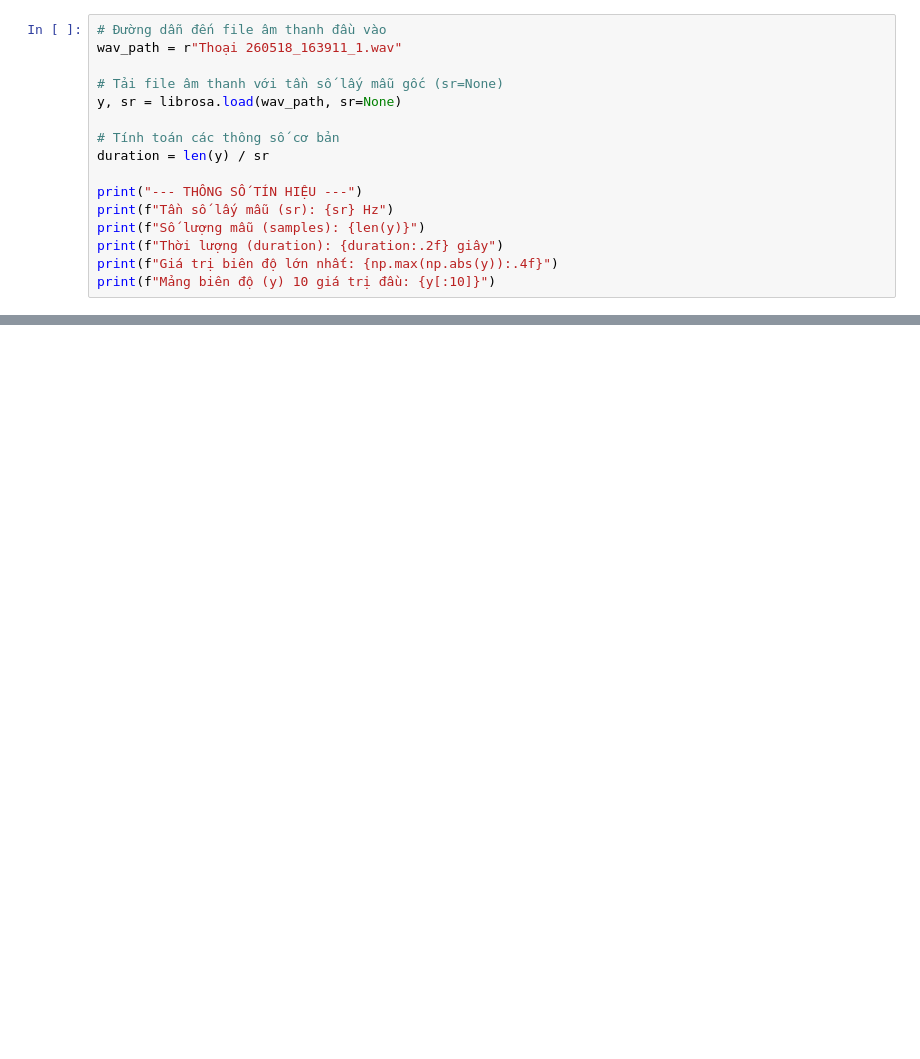
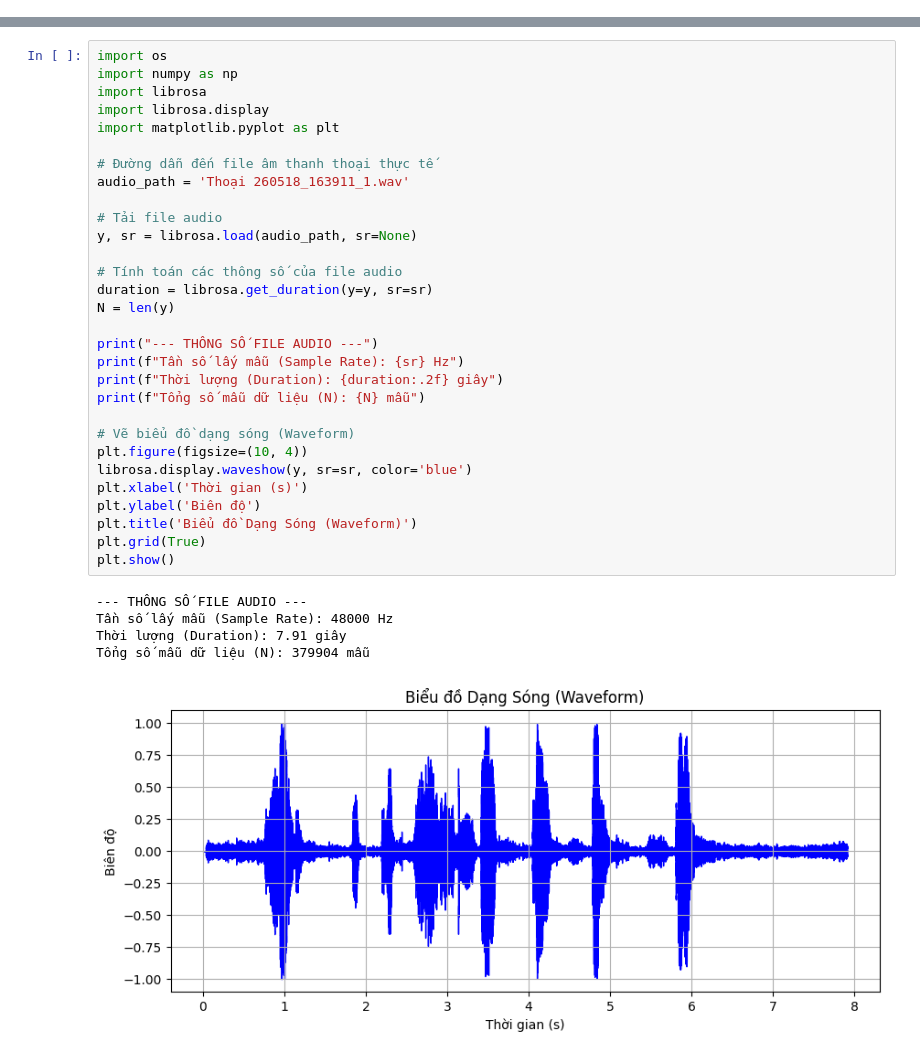
Before and after one commit to nguyen-thanh-1/SLP301, a Jupyter notebook: practice_analysis/Practical Implementation Assignment.ipynb, the cells around one changed output, grey strips where cells are left out. Cells and saved outputs as stored; diff of their text form; blank space fills up the shorter version.

```diff
--- a/practice_analysis/Practical Implementation Assignment.ipynb
+++ b/practice_analysis/Practical Implementation Assignment.ipynb
@@ -30,16 +0,0 @@ Chúng ta sử dụng thư viện `librosa` để tải file âm thanh `Thoại
-# %%
-# Đường dẫn đến file âm thanh đầu vào
-wav_path = r"Thoại 260518_163911_1.wav"
-
-# Tải file âm thanh với tần số lấy mẫu gốc (sr=None)
-y, sr = librosa.load(wav_path, sr=None)
-
-# Tính toán các thông số cơ bản
-duration = len(y) / sr
-
-print("--- THÔNG SỐ TÍN HIỆU ---")
-print(f"Tần số lấy mẫu (sr): {sr} Hz")
-print(f"Số lượng mẫu (samples): {len(y)}")
-print(f"Thời lượng (duration): {duration:.2f} giây")
-print(f"Giá trị biên độ lớn nhất: {np.max(np.abs(y)):.4f}")
-print(f"Mảng biên độ (y) 10 giá trị đầu: {y[:10]}")
@@ -193,0 +17,36 @@ plt.show()
+# %%
+import os
+import numpy as np
+import librosa
+import librosa.display
+import matplotlib.pyplot as plt
+
+# Đường dẫn đến file âm thanh thoại thực tế
+audio_path = 'Thoại 260518_163911_1.wav'
+
+# Tải file audio
+y, sr = librosa.load(audio_path, sr=None)
+
+# Tính toán các thông số của file audio
+duration = librosa.get_duration(y=y, sr=sr)
+N = len(y)
+
+print("--- THÔNG SỐ FILE AUDIO ---")
+print(f"Tần số lấy mẫu (Sample Rate): {sr} Hz")
+print(f"Thời lượng (Duration): {duration:.2f} giây")
+print(f"Tổng số mẫu dữ liệu (N): {N} mẫu")
+
+# Vẽ biểu đồ dạng sóng (Waveform)
+plt.figure(figsize=(10, 4))
+librosa.display.waveshow(y, sr=sr, color='blue')
+plt.xlabel('Thời gian (s)')
+plt.ylabel('Biên độ')
+plt.title('Biểu đồ Dạng Sóng (Waveform)')
+plt.grid(True)
+plt.show()
+# %% [output]
+--- THÔNG SỐ FILE AUDIO ---
+Tần số lấy mẫu (Sample Rate): 48000 Hz
+Thời lượng (Duration): 7.91 giây
+Tổng số mẫu dữ liệu (N): 379904 mẫu
+[figure, added]
```
Also changed, not shown: parts of 18 cells of this notebook.
